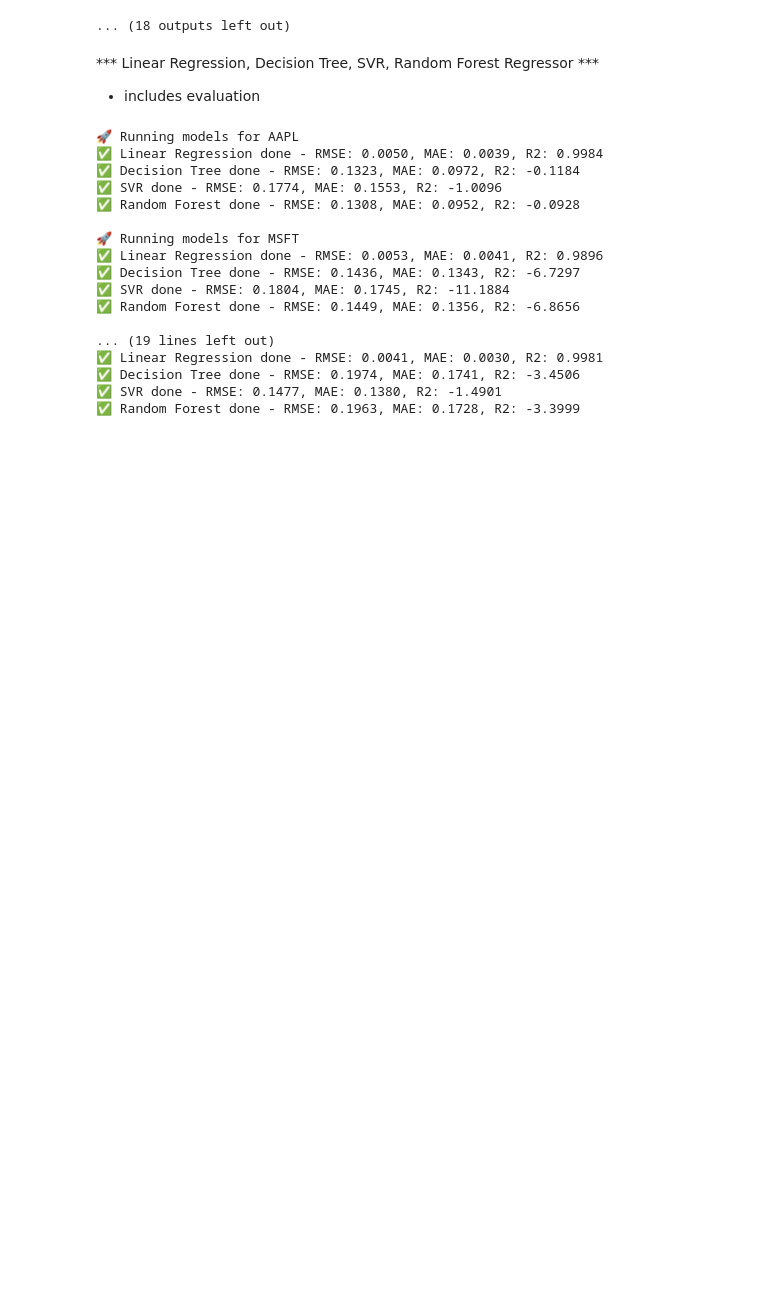
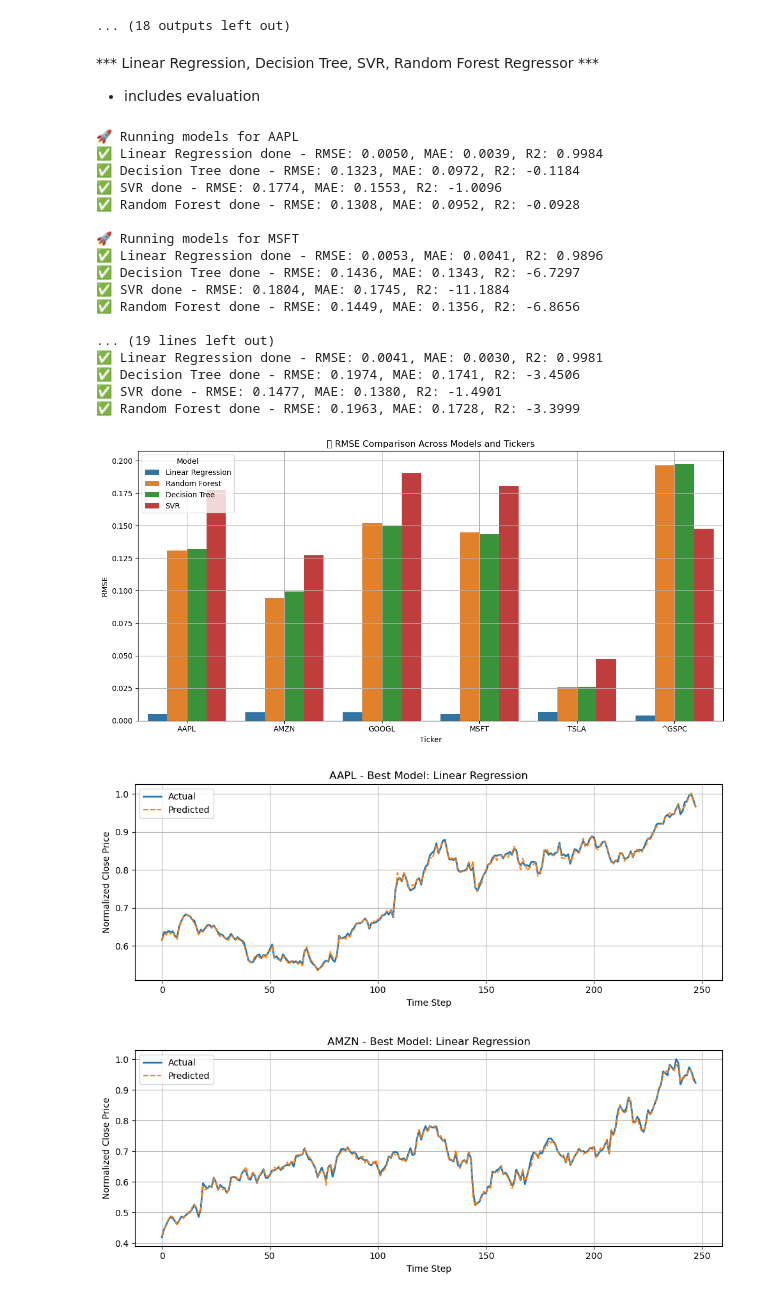
Before and after one commit to Hyunsoo311/stock-price-prediction, a Jupyter notebook: prediction.ipynb, the cells around one changed output. Drawn from its saved outputs; the diff is of its cells as text; code cells hidden in the pictures; blank space fills up the shorter version.

Commit message:
linear regression and visualization

```diff
--- a/prediction.ipynb
+++ b/prediction.ipynb
@@ -154,6 +154,9 @@ for ticker in tickers:
 * includes evaluation
 # %%
 import numpy as np
+import pandas as pd
+import matplotlib.pyplot as plt
+import seaborn as sns
 from sklearn.linear_model import LinearRegression
 from sklearn.tree import DecisionTreeRegressor
 from sklearn.svm import SVR
@@ -161,10 +164,7 @@ from sklearn.ensemble import RandomForestRegressor
 from sklearn.metrics import mean_squared_error, mean_absolute_error, r2_score
 from sklearn.model_selection import train_test_split
 
-# dictionary to store performance
-all_results = []
-
-# define models
+# 1. define model
 models = {
     "Linear Regression": LinearRegression(),
     "Decision Tree": DecisionTreeRegressor(max_depth=5),
@@ -172,17 +172,19 @@ models = {
     "Random Forest": RandomForestRegressor(n_estimators=100, max_depth=5, random_state=42)
 }
 
-# repeat in every ticker
+# 2. for performance and prediction
+all_results = []
+predictions_dict = {}
+
+# 3. for ticker
 for ticker in tickers:
     print(f"\n🚀 Running models for {ticker}")
     try:
         df = preprocessed_data[ticker].copy()
 
-        # set characteristic and target
         X = df[['Open', 'High', 'Low', 'Volume', 'MA_20', 'RSI']]
         y = df['Close']
 
-        # separate training and test (shuffle=False)
         X_train, X_test, y_train, y_test = train_test_split(X, y, test_size=0.2, shuffle=False)
 
         for name, model in models.items():
@@ -193,38 +195,78 @@ for ticker in tickers:
             mae = mean_absolute_error(y_test, preds)
             r2 = r2_score(y_test, preds)
 
-            # store data
+            # save result
             all_results.append({
                 'Ticker': ticker,
                 'Model': name,
                 'RMSE': rmse,
                 'MAE': mae,
                 'R2': r2
             })
 
+            # save prediction
+            predictions_dict[(ticker, name)] = (y_test.values, preds)
+
             print(f"✅ {name} done - RMSE: {rmse:.4f}, MAE: {mae:.4f}, R2: {r2:.4f}")
 
     except Exception as e:
         print(f"❌ Error processing {ticker}: {e}")
 
+# 4️⃣ make result table
+results_df = pd.DataFrame(all_results)
+results_df = results_df.sort_values(by=['Ticker', 'RMSE'])
 
-    results_df = pd.DataFrame(all_results)
-    results_df = results_df.sort_values(by=['Ticker', 'RMSE'])
+# 5️⃣ find best model (RMSE basis)
+best_models_df = results_df.loc[results_df.groupby("Ticker")["RMSE"].idxmin()].reset_index(drop=True)
+
+# 6️⃣ performance visualization - RMSE bar plot
+plt.figure(figsize=(12, 6))
+sns.barplot(data=results_df, x='Ticker', y='RMSE', hue='Model')
+plt.title("📊 RMSE Comparison Across Models and Tickers")
+plt.ylabel("RMSE")
+plt.grid(True)
+plt.tight_layout()
+plt.show()
+
+# 7️⃣ performance visualization - best model's prediction vs actual
+for idx, row in best_models_df.iterrows():
+    ticker = row['Ticker']
+    model = row['Model']
+    y_true, y_pred = predictions_dict.get((ticker, model), (None, None))
+
+    if y_true is not None and y_pred is not None:
+        plt.figure(figsize=(10, 4))
+        plt.plot(y_true, label='Actual', linewidth=2)
+        plt.plot(y_pred, label='Predicted', linestyle='--')
+        plt.title(f"{ticker} - Best Model: {model}")
+        plt.xlabel("Time Step")
+        plt.ylabel("Normalized Close Price")
+        plt.legend()
+        plt.grid(True)
+        plt.tight_layout()
+        plt.show()
+
+# 8️⃣ print performance table
+from IPython.display import display
+display(best_models_df)
 # %% [output]
 🚀 Running models for AAPL
 ✅ Linear Regression done - RMSE: 0.0050, MAE: 0.0039, R2: 0.9984
 ✅ Decision Tree done - RMSE: 0.1323, MAE: 0.0972, R2: -0.1184
 ✅ SVR done - RMSE: 0.1774, MAE: 0.1553, R2: -1.0096
 ✅ Random Forest done - RMSE: 0.1308, MAE: 0.0952, R2: -0.0928
 
 🚀 Running models for MSFT
 ✅ Linear Regression done - RMSE: 0.0053, MAE: 0.0041, R2: 0.9896
 ✅ Decision Tree done - RMSE: 0.1436, MAE: 0.1343, R2: -6.7297
 ✅ SVR done - RMSE: 0.1804, MAE: 0.1745, R2: -11.1884
 ✅ Random Forest done - RMSE: 0.1449, MAE: 0.1356, R2: -6.8656
 
 ... (19 lines left out)
 ✅ Linear Regression done - RMSE: 0.0041, MAE: 0.0030, R2: 0.9981
 ✅ Decision Tree done - RMSE: 0.1974, MAE: 0.1741, R2: -3.4506
 ✅ SVR done - RMSE: 0.1477, MAE: 0.1380, R2: -1.4901
 ✅ Random Forest done - RMSE: 0.1963, MAE: 0.1728, R2: -3.3999
+[figure, added]
+[figure, added]
+[figure, added]
```
Also changed, not shown: parts of 2 cells of this notebook.
